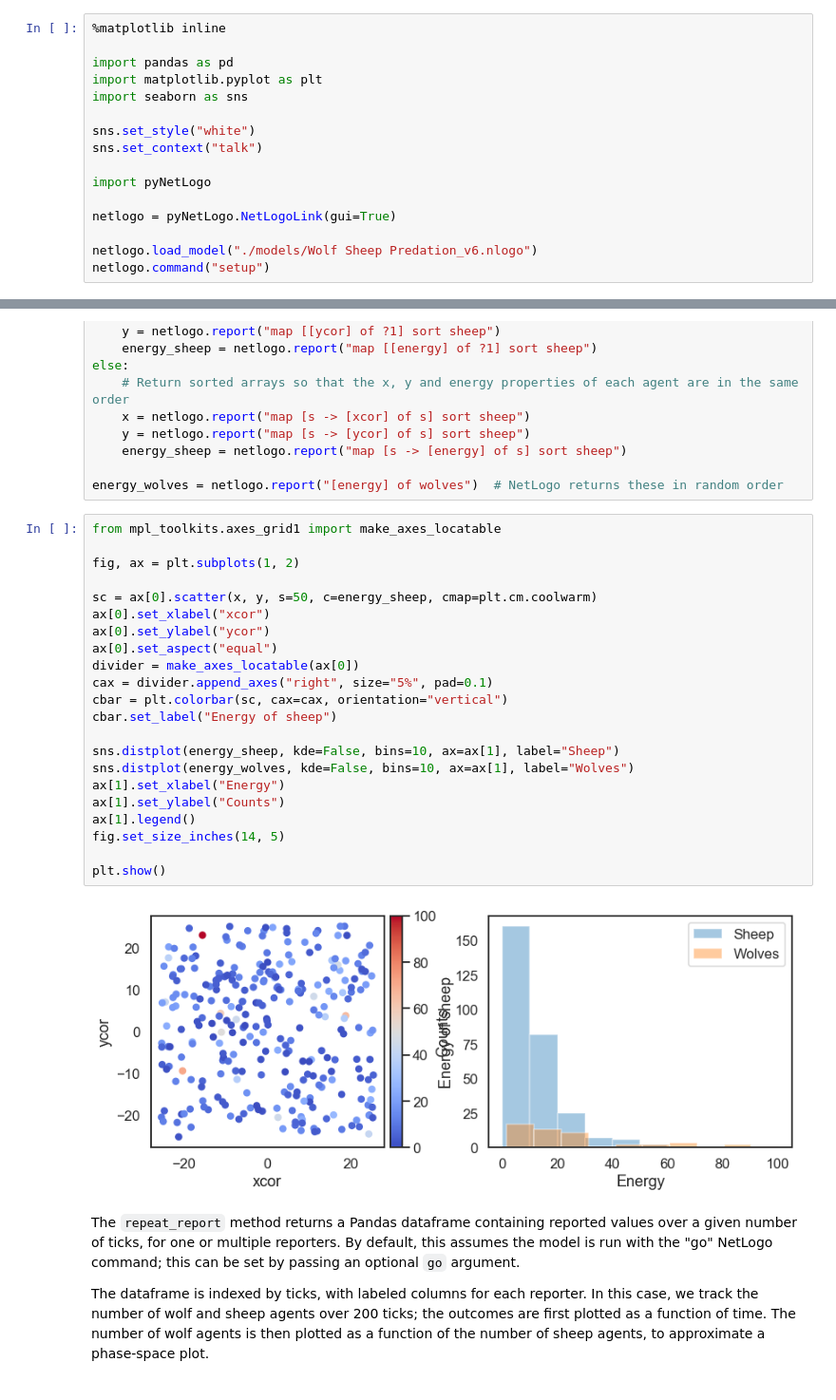
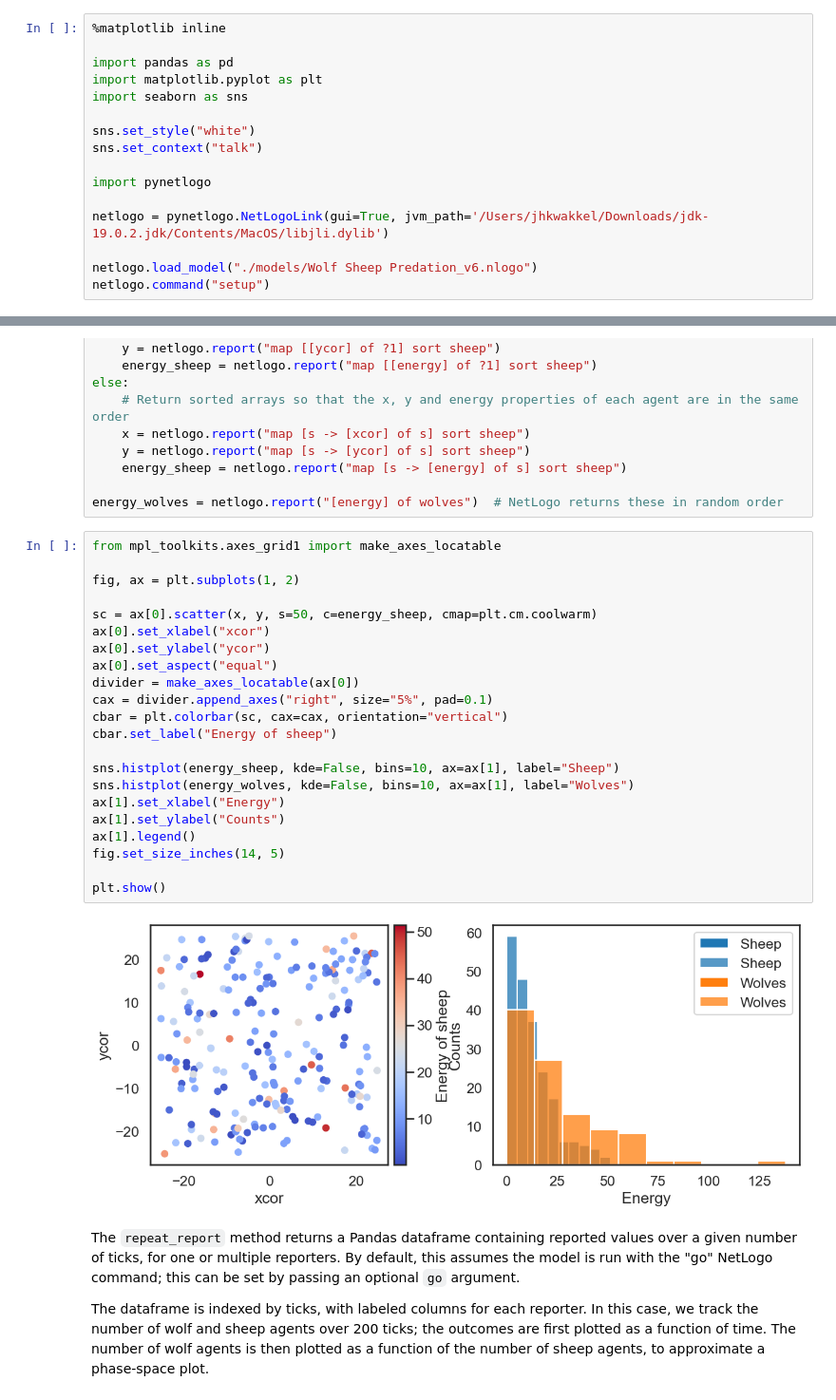
Before and after one commit to quaquel/pyNetLogo, a Jupyter notebook: docs/source/_docs/introduction.ipynb, the cells around one changed output, grey strips where cells are left out. Shown at 95% size. Cells and saved outputs as stored; diff of their text form.

```diff
--- a/docs/source/_docs/introduction.ipynb
+++ b/docs/source/_docs/introduction.ipynb
@@ -14,9 +14,9 @@ import seaborn as sns
 sns.set_style("white")
 sns.set_context("talk")
 
-import pyNetLogo
+import pynetlogo
 
-netlogo = pyNetLogo.NetLogoLink(gui=True)
+netlogo = pynetlogo.NetLogoLink(gui=True, jvm_path='/Users/jhkwakkel/Downloads/jdk-19.0.2.jdk/Contents/MacOS/libjli.dylib')
 
 netlogo.load_model("./models/Wolf Sheep Predation_v6.nlogo")
 netlogo.command("setup")
@@ -84,27 +84,27 @@ energy_wolves = netlogo.report("[energy] of wolves")  # NetLogo returns these in
 # %%
 from mpl_toolkits.axes_grid1 import make_axes_locatable
 
 fig, ax = plt.subplots(1, 2)
 
 sc = ax[0].scatter(x, y, s=50, c=energy_sheep, cmap=plt.cm.coolwarm)
 ax[0].set_xlabel("xcor")
 ax[0].set_ylabel("ycor")
 ax[0].set_aspect("equal")
 divider = make_axes_locatable(ax[0])
 cax = divider.append_axes("right", size="5%", pad=0.1)
 cbar = plt.colorbar(sc, cax=cax, orientation="vertical")
 cbar.set_label("Energy of sheep")
 
-sns.distplot(energy_sheep, kde=False, bins=10, ax=ax[1], label="Sheep")
-sns.distplot(energy_wolves, kde=False, bins=10, ax=ax[1], label="Wolves")
+sns.histplot(energy_sheep, kde=False, bins=10, ax=ax[1], label="Sheep")
+sns.histplot(energy_wolves, kde=False, bins=10, ax=ax[1], label="Wolves")
 ax[1].set_xlabel("Energy")
 ax[1].set_ylabel("Counts")
 ax[1].legend()
 fig.set_size_inches(14, 5)
 
 plt.show()
 # %% [output]
-[figure, old version]
+[figure, new version]
 # %% [markdown]
 The `repeat_report` method returns a Pandas dataframe containing reported values over a given number of ticks, for one or multiple reporters. By default, this assumes the model is run with the "go" NetLogo command; this can be set by passing an optional `go` argument.
 
```
Also changed, not shown: parts of 7 cells of this notebook.
